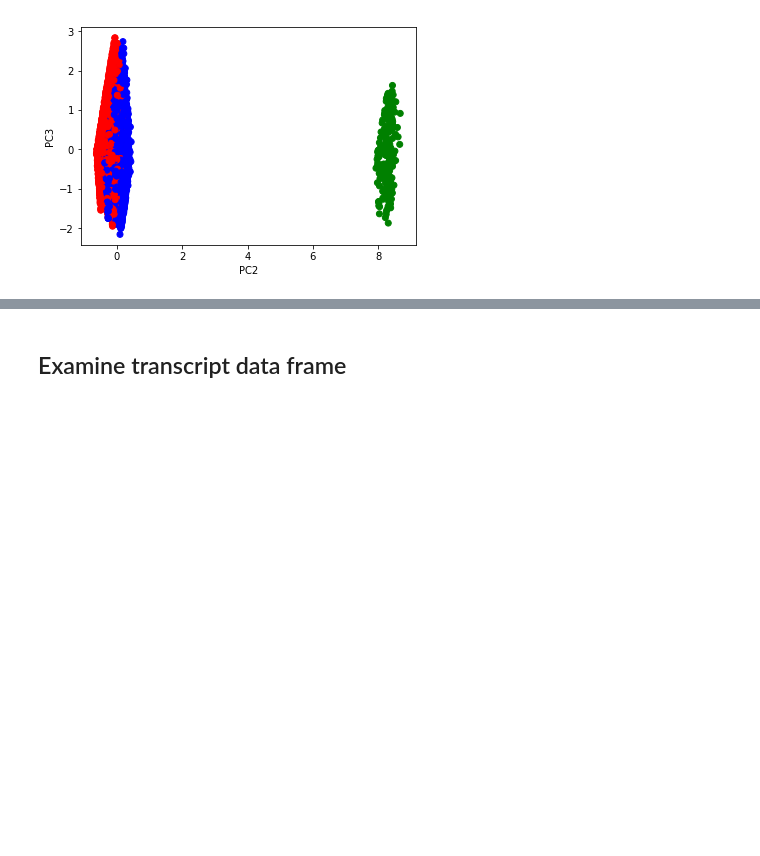
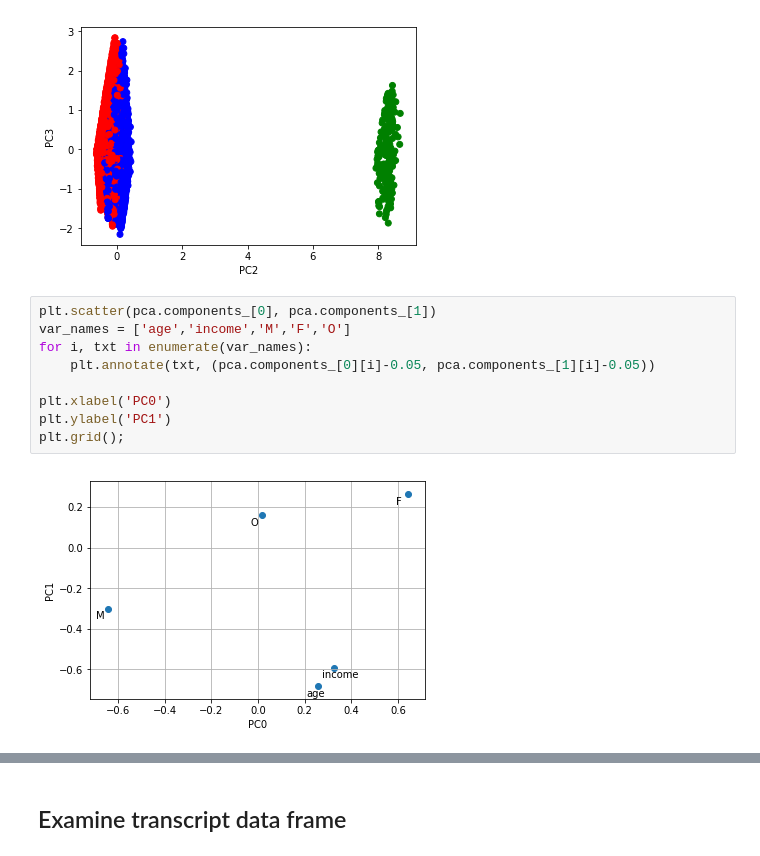
Before and after one commit to a1pat/Starbucks-Capstone, a Jupyter notebook: Starbucks_Capstone_notebook.ipynb, the cells around one changed output, grey strips where cells are left out. Drawn from its saved outputs; the diff is of its cells as text; blank space fills up the shorter version.

Commit message:
Add files via upload
Added 2d scatter plot for PC0 versus PC1
Added 2d scatter plot for PC0 versus PC2
Added 3d scatter plot for PC0 vs PC1 vs PC2.

```diff
--- a/Starbucks_Capstone_notebook.ipynb
+++ b/Starbucks_Capstone_notebook.ipynb
@@ -582,3 +582,14 @@ plt.xlabel('PC2')
 plt.ylabel('PC3');
 # %% [output]
 [figure]
+# %%
+plt.scatter(pca.components_[0], pca.components_[1])
+var_names = ['age','income','M','F','O']
+for i, txt in enumerate(var_names):
+    plt.annotate(txt, (pca.components_[0][i]-0.05, pca.components_[1][i]-0.05))
+
+plt.xlabel('PC0')
+plt.ylabel('PC1')
+plt.grid();
+# %% [output]
+[figure, added]
```
Also changed, not shown: parts of 28 cells of this notebook.
